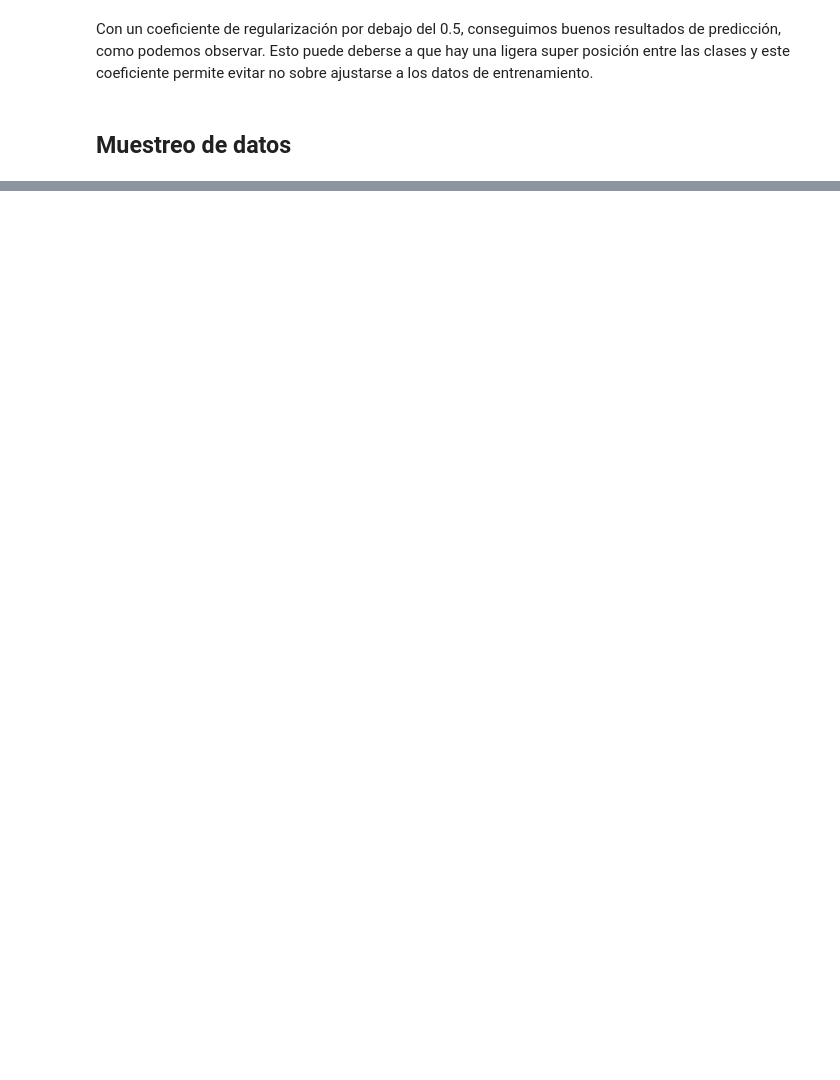
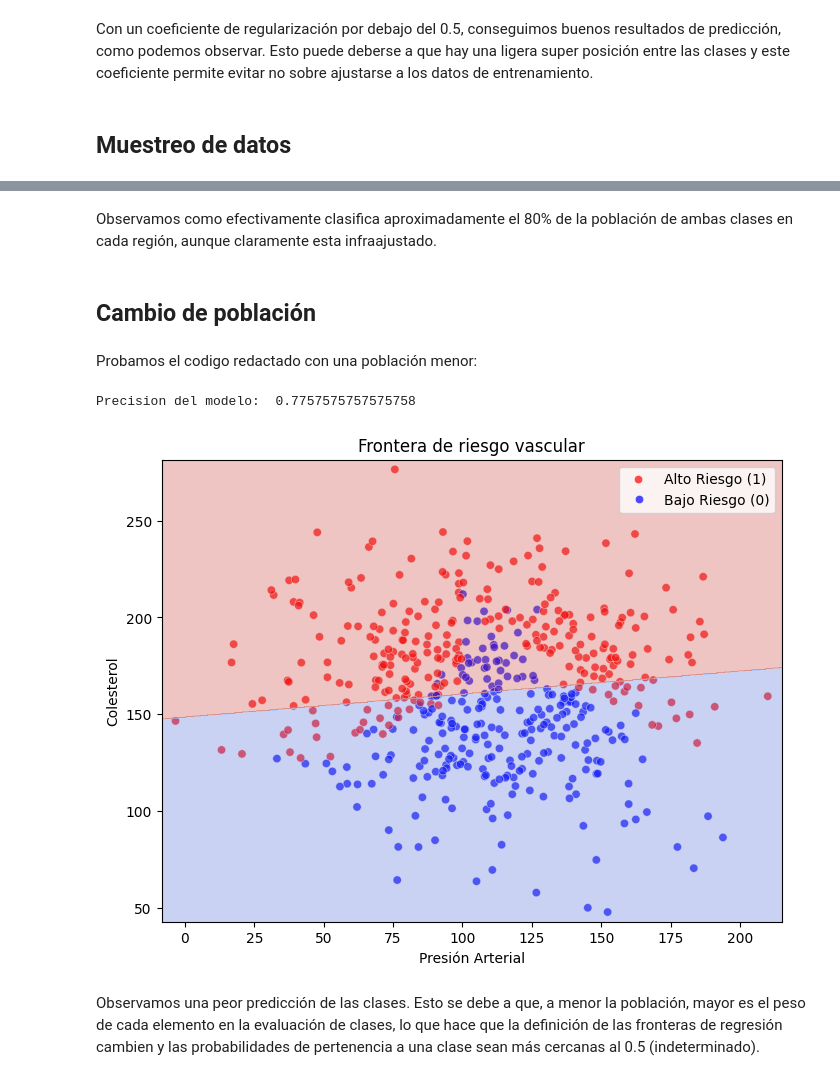
Before and after one commit to sevillaa/AABD, a Jupyter notebook: P2_Regresion_lineal_y_logistica/P2-B-Regresion_logistica.ipynb, the cells around one changed output, grey strips where cells are left out. Saved outputs shown, nothing was run; the diff lists cells and outputs as text; code cells hidden in the pictures; blank space fills up the shorter version.

```diff
--- a/P2_Regresion_lineal_y_logistica/P2-B-Regresion_logistica.ipynb
+++ b/P2_Regresion_lineal_y_logistica/P2-B-Regresion_logistica.ipynb
@@ -199,0 +215,25 @@ try_draw_contour_and_data(data, new_modelo, X2.values)
+# %% [markdown]
+Observamos como efectivamente clasifica aproximadamente el 80% de la población de ambas clases en cada región, aunque claramente esta infraajustado.
+# %% [markdown]
+## Cambio de población
+# %% [markdown]
+Probamos el codigo redactado con una población menor:
+# %%
+new_poblacion = 500
+
+new_data = genDataset(miniP, maxiP, avgP, arterial_pressure_risk, miniC, maxiC, avgC, colestherol_risk, miniF, maxiF, avgF, "Indice Grasa", fat_index_risk, new_poblacion)
+
+x = new_data[["Presion", "Colesterol"]]
+y = new_data["Riesgo"]
+
+xTrain, xTest, yTrain, yTest = train_test_split(x, y, test_size=0.33, random_state=SEED)
+
+modelo500 = LogisticRegression(random_state=SEED, C=0.4).fit(xTrain, yTrain)
+print("Precision del modelo: ", accuracy_score(yTest, modelo500.predict(xTest)))
+
+try_draw_contour_and_data(new_data, modelo500, x.values)
+# %% [output]
+Precision del modelo:  0.7757575757575758
+[figure, added]
+# %% [markdown]
+Observamos una peor predicción de las clases. Esto se debe a que, a menor la población, mayor es el peso de cada elemento en la evaluación de clases, lo que hace que la definición de las fronteras de regresión cambien y las probabilidades de pertenencia a una clase sean más cercanas al 0.5 (indeterminado).
```
Also changed, not shown: parts of 22 cells of this notebook.
